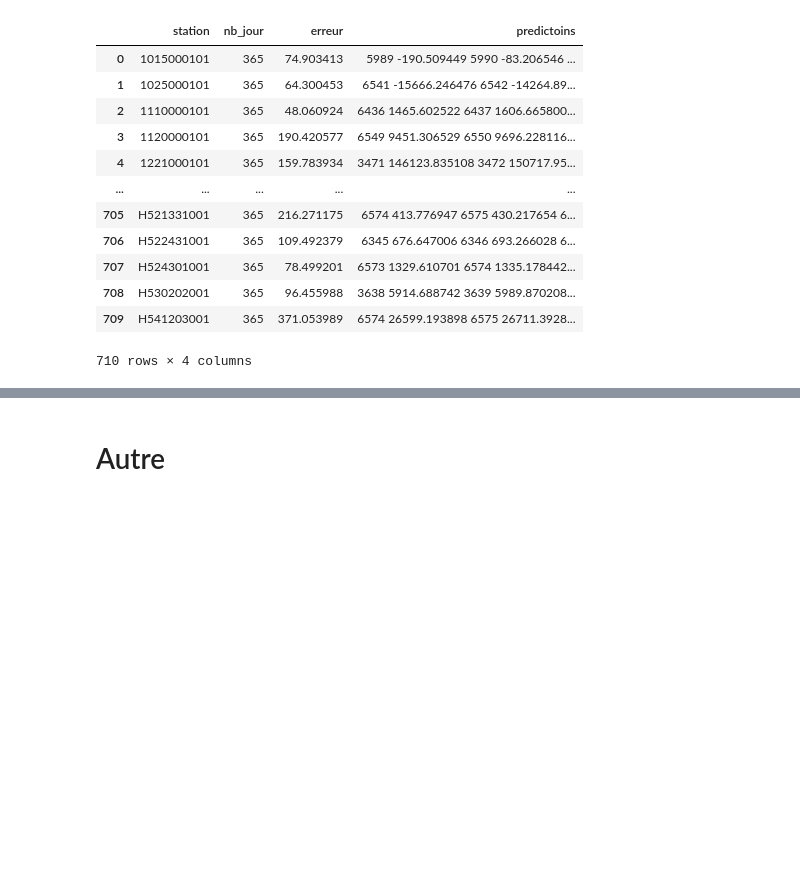
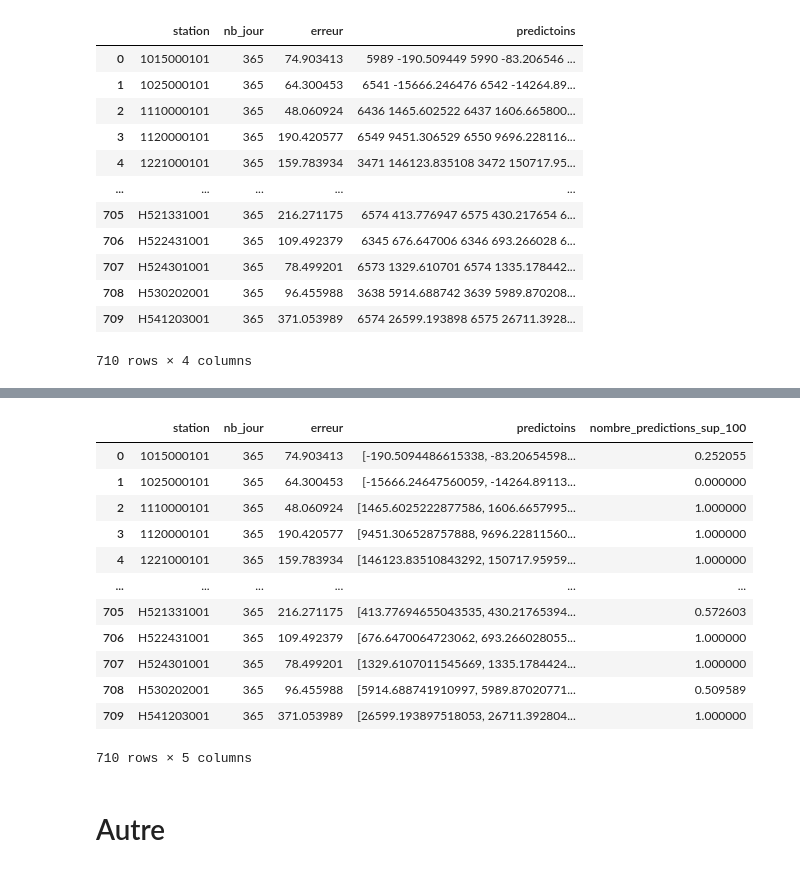
Before and after one commit to PI2-Equipe106/PI2_A5_Equipe_106, a Jupyter notebook: Série temporelles.ipynb, the cells around one changed output, grey strips where cells are left out. Saved outputs shown, nothing was run; the diff lists cells and outputs as text; code cells hidden in the pictures; blank space fills up the shorter version.

Commit message:
Predictions dans un csv

```diff
--- a/Série temporelles.ipynb
+++ b/Série temporelles.ipynb
@@ -269,0 +270,21 @@ result = []
+# %%
+result=[]
+n=0
+for i in station:
+    print(n)
+    n=n+1
+    dat=df[df['code_station']==i]
+    train, test = mise_en_forme(dat)
+    modele, prediction, pred_futur, pred_futur2 = model(train,test)
+    jour=len(pred_futur2)
+
+    pred = pred_futur2["yhat"].values.tolist()
+
+    erreur_abs=erreur(test, prediction)
+
+    result.append({
+        'station': i,
+         "nb_jour":jour,
+         "erreur": erreur_abs,
+         "predictoins" : pred
+    })
@@ -357,3 +399,23 @@ a.to_csv('./Data/predictions_edmee.csv')
+# %%
+
+def proba(predictions_list, seuil):
+    return sum(1 for pred in predictions_list if pred > seuil)/365
+
+data['nombre_predictions_sup_100'] = data['predictoins'].apply(proba,  seuil=100)
+# %% [output]
+|  | station | nb_jour | erreur | predictoins | nombre_predictions_sup_100 |
+| 0 | 1015000101 | 365 | 74.903413 | [-190.5094486615338, -83.20654598... | 0.252055 |
+| 1 | 1025000101 | 365 | 64.300453 | [-15666.24647560059, -14264.89113... | 0.000000 |
+| 2 | 1110000101 | 365 | 48.060924 | [1465.6025222877586, 1606.6657995... | 1.000000 |
+| 3 | 1120000101 | 365 | 190.420577 | [9451.306528757888, 9696.22811560... | 1.000000 |
+| 4 | 1221000101 | 365 | 159.783934 | [146123.83510843292, 150717.95959... | 1.000000 |
+| ... | ... | ... | ... | ... | ... |
+| 705 | H521331001 | 365 | 216.271175 | [413.77694655043535, 430.21765394... | 0.572603 |
+| 706 | H522431001 | 365 | 109.492379 | [676.6470064723062, 693.266028055... | 1.000000 |
+| 707 | H524301001 | 365 | 78.499201 | [1329.6107011545669, 1335.1784424... | 1.000000 |
+| 708 | H530202001 | 365 | 96.455988 | [5914.688741910997, 5989.87020771... | 0.509589 |
+| 709 | H541203001 | 365 | 371.053989 | [26599.193897518053, 26711.392804... | 1.000000 |
+710 rows × 5 columns
 # %% [markdown]
 # Autre
 # %% [markdown]
```
Also changed, not shown: parts of 7 cells of this notebook, 1 other file.
